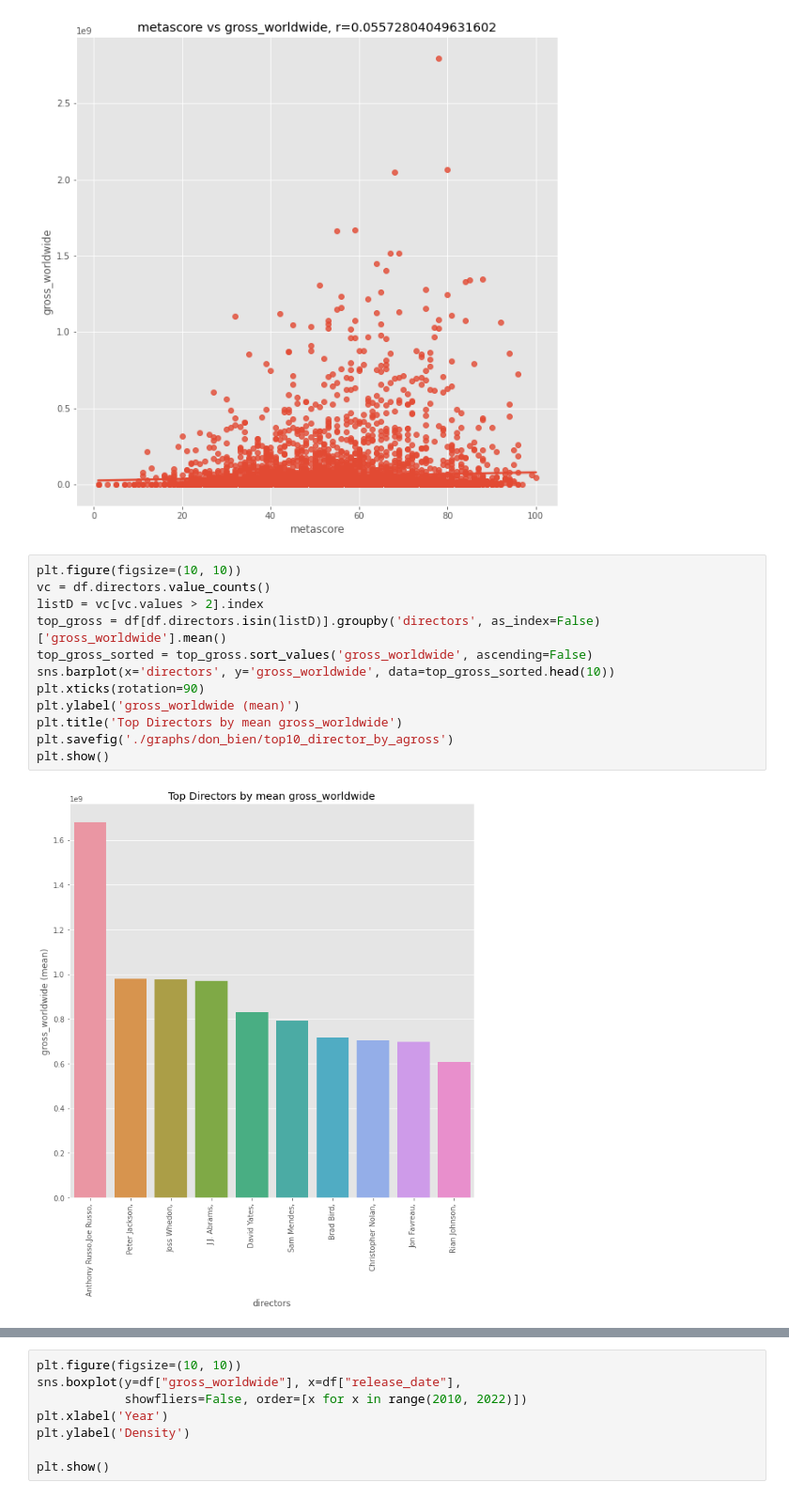
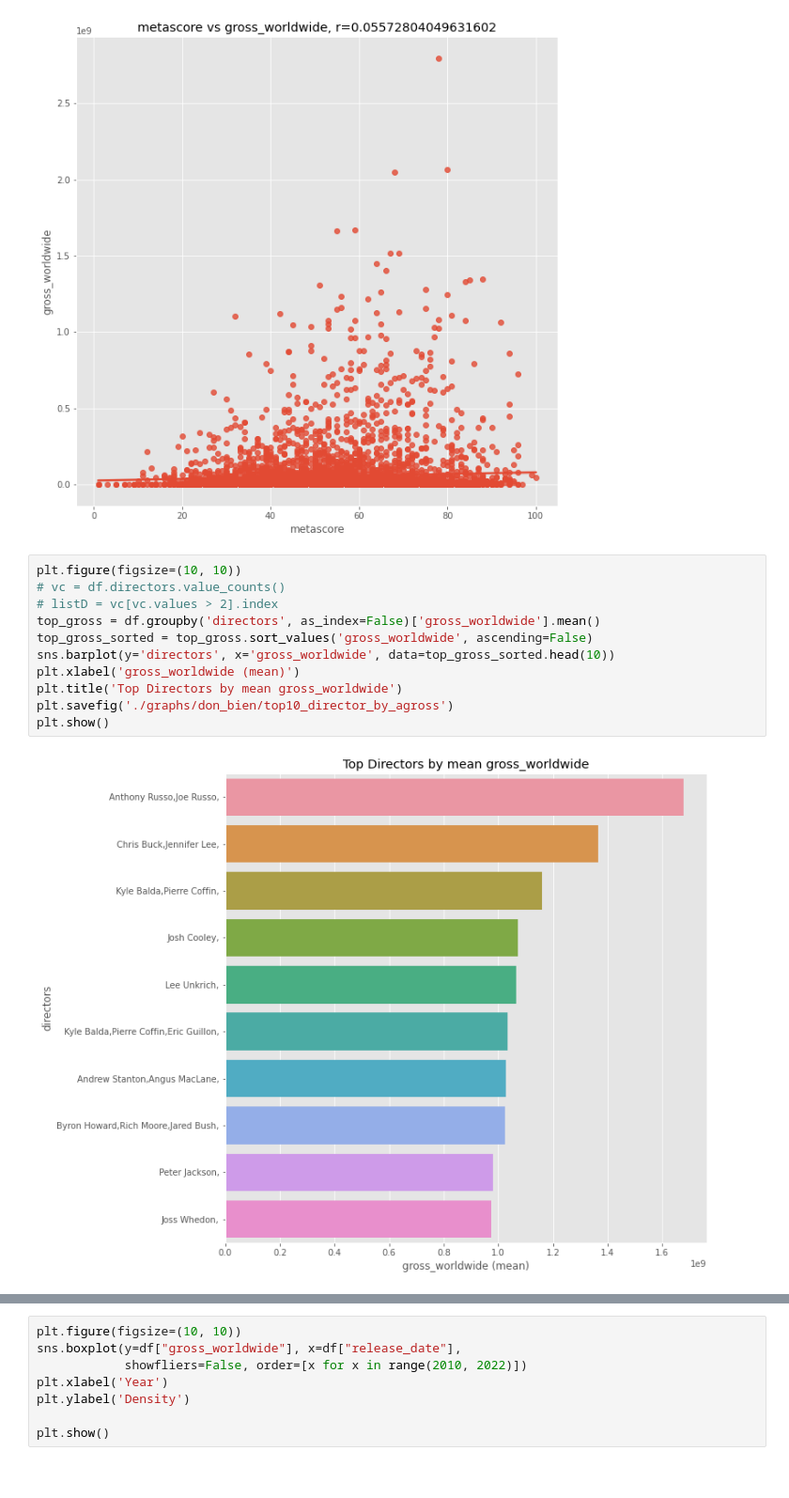
Before and after one commit to icyj1003/imdb-movies-gross, a Jupyter notebook: new_eda.ipynb, the cells around one changed output, grey strips where cells are left out. Shown: that part at 94% size. Cells and saved outputs as stored; diff of their text form.

```diff
--- a/new_eda.ipynb
+++ b/new_eda.ipynb
@@ -30,15 +30,14 @@ for feature in features:
 [figure]
 # %%
 plt.figure(figsize=(10, 10))
-vc = df.directors.value_counts()
-listD = vc[vc.values > 2].index
-top_gross = df[df.directors.isin(listD)].groupby('directors', as_index=False)['gross_worldwide'].mean()
+# vc = df.directors.value_counts()
+# listD = vc[vc.values > 2].index
+top_gross = df.groupby('directors', as_index=False)['gross_worldwide'].mean()
 top_gross_sorted = top_gross.sort_values('gross_worldwide', ascending=False)
-sns.barplot(x='directors', y='gross_worldwide', data=top_gross_sorted.head(10))
-plt.xticks(rotation=90)
-plt.ylabel('gross_worldwide (mean)')
+sns.barplot(y='directors', x='gross_worldwide', data=top_gross_sorted.head(10))
+plt.xlabel('gross_worldwide (mean)')
 plt.title('Top Directors by mean gross_worldwide')
 plt.savefig('./graphs/don_bien/top10_director_by_agross')
 plt.show()
 # %% [output]
-[figure, old version]
+[figure, new version]
```
Also changed, not shown: parts of 2 cells of this notebook, 12 other files.
